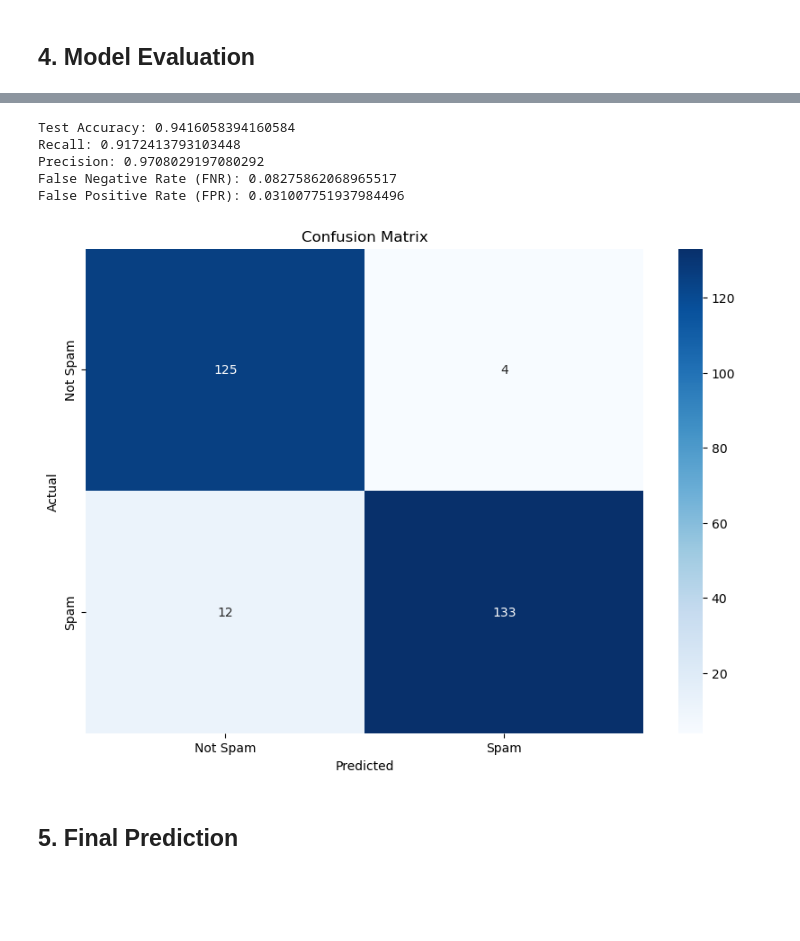
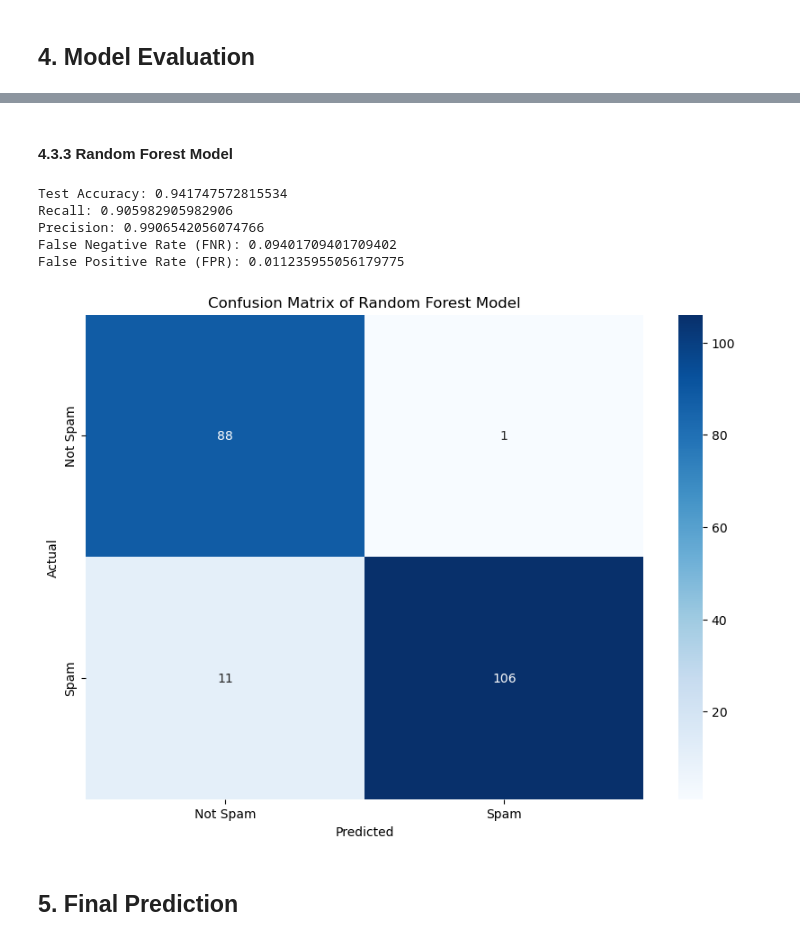
Before and after one commit to wogus00/spam-classification, a Jupyter notebook: submission_notebook.ipynb, the cells around one changed output, grey strips where cells are left out. Saved outputs shown, nothing was run; the diff lists cells and outputs as text; code cells hidden in the pictures; blank space fills up the shorter version.

```diff
--- a/submission_notebook.ipynb
+++ b/submission_notebook.ipynb
@@ -712 +659,3 @@ x_t_train, x_t_test, y_t_train, y_t_test = train_test_split(x_tf_idf, y, test_si
+# %%
+x_train, x_test, y_train, y_test = train_test_split(x, y, test_size=0.15)
 # %%
@@ -723,17 +671,27 @@ tf_idf_hard_margin_svm_accuracy_score
 # %% [markdown]
 ### 3.3 Model Hyperparameter Tuning
 # %%
-# Initialize the Logistic Regression model
-lr_model = LogisticRegression()
+lr_model = LogisticRegression(random_state=42)
 
 param_grid = {
     'C': [100, 500, 1000],
     'solver': ['lbfgs', 'saga'],
-    'max_iter': [100, 1000, 10000]
+    'max_iter': [100, 1000, 3000]
 }
 
-t_grid_search = GridSearchCV(estimator=lr_model, param_grid=param_grid, cv=5, scoring='accuracy')
-t_grid_search.fit(x_t_train, y_t_train)
-t_grid_search.best_params_
+grid_search_lr = GridSearchCV(estimator=lr_model, param_grid=param_grid, cv=5, scoring='accuracy')
+grid_search_lr.fit(x_train, y_train)
+grid_search_lr.best_params_
 # %% [output]
 {'C': 1000, 'max_iter': 100, 'solver': 'lbfgs'}
+# %%
+svm = SVC(random_state=42)
+
+param_svm_grid = {
+    'C': [0.1, 1, 10, 100],
+    'kernel': ['linear', 'rbf'],
+    'gamma': ['scale', 'auto']
+}
+grid_search_svm = GridSearchCV(estimator=svm, param_grid=param_svm_grid, cv=5, scoring='accuracy', n_jobs=-1)
+grid_search_svm.fit(x_train, y_train)
+grid_search_svm.best_params_
@@ -740,14 +700,13 @@ t_grid_search.best_params_
 # %%
-# Initial RandomForest model for tuning ccp_alpha
 rf = RandomForestClassifier(random_state=42)
 
 param_rf_grid = {
     'max_depth': [50, 100, 150, None],
-    'min_samples_split': [2, 5, 10],
+    'min_samples_split': [2, 4, 5, 6, 7, 10],
     'min_samples_leaf': [1, 2, 4]
 }
 
 grid_search_random_forest = GridSearchCV(estimator=rf, param_grid=param_rf_grid, cv=5, scoring='accuracy', n_jobs=-1)
-grid_search_random_forest.fit(x_t_train, y_t_train)
+grid_search_random_forest.fit(x_train, y_train)
 grid_search_random_forest.best_params_
 # %% [output]
@@ -848,38 +864,40 @@ for feature in top_20_features_names:
+# %% [markdown]
+#### 4.3.3 Random Forest Model
 # %%
-best_model = grid_search_random_forest.best_estimator_
-y_val_pred = best_model.predict(x_t_test)
-val_accuracy = accuracy_score(y_t_test, y_val_pred)
-recall = recall_score(y_t_test, y_val_pred)
-precision = precision_score(y_t_test, y_val_pred)
+best_model_rf = grid_search_random_forest.best_estimator_
+y_val_pred = best_model_rf.predict(x_test)
+val_accuracy = accuracy_score(y_test, y_val_pred)
+recall = recall_score(y_test, y_val_pred)
+precision = precision_score(y_test, y_val_pred)
 print(f"Test Accuracy: {val_accuracy}")
 print(f"Recall: {recall}")
 print(f"Precision: {precision}")
 
-conf_matrix = confusion_matrix(y_t_test, y_val_pred)
+conf_matrix = confusion_matrix(y_test, y_val_pred)
 
 TN, FP, FN, TP = conf_matrix.ravel()
 
 # Calculate FNR and FPR
 FNR = FN / (FN + TP)
 FPR = FP / (FP + TN)
 
 print(f"False Negative Rate (FNR): {FNR}")
 print(f"False Positive Rate (FPR): {FPR}")
 
 # Plot the confusion matrix
 plt.figure(figsize=(10, 7))
 sns.heatmap(conf_matrix, annot=True, fmt='d', cmap='Blues', xticklabels=['Not Spam', 'Spam'], yticklabels=['Not Spam', 'Spam'])
 plt.xlabel('Predicted')
 plt.ylabel('Actual')
-plt.title('Confusion Matrix')
+plt.title('Confusion Matrix of Random Forest Model')
 plt.show()
 # %% [output]
-Test Accuracy: 0.9416058394160584
-Recall: 0.9172413793103448
-Precision: 0.9708029197080292
-False Negative Rate (FNR): 0.08275862068965517
-False Positive Rate (FPR): 0.031007751937984496
+Test Accuracy: 0.941747572815534
+Recall: 0.905982905982906
+Precision: 0.9906542056074766
+False Negative Rate (FNR): 0.09401709401709402
+False Positive Rate (FPR): 0.011235955056179775
-[figure, old version]
+[figure, new version]
 # %% [markdown]
 ## 5. Final Prediction
 # %%
```
Also changed, not shown: parts of 39 cells of this notebook.
